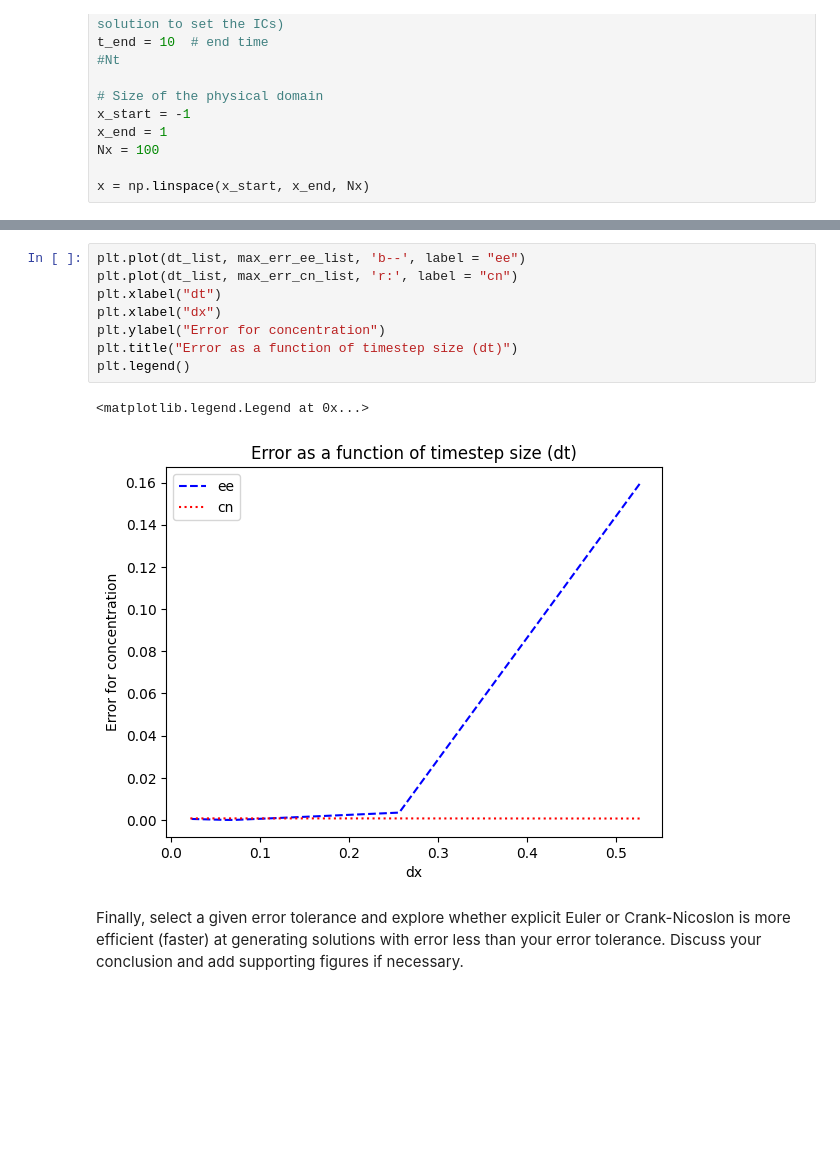
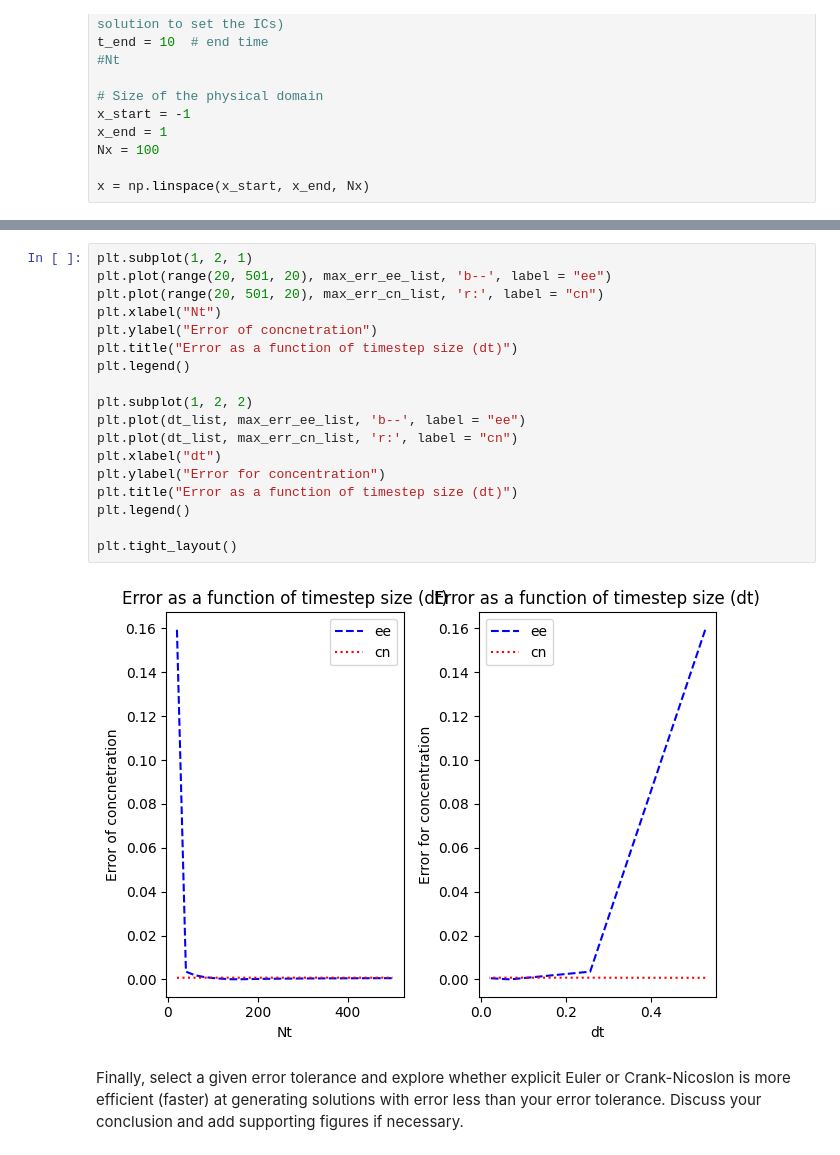
Before and after one commit to ananyaaa-j/QCES, a Jupyter notebook: Copy_of_Project1_numerical_methods.ipynb, the cells around one changed output, grey strips where cells are left out. Drawn from its saved outputs; the diff is of its cells as text; blank space fills up the shorter version.

```diff
--- a/Copy_of_Project1_numerical_methods.ipynb
+++ b/Copy_of_Project1_numerical_methods.ipynb
@@ -511,14 +486,23 @@ AttributeError: module 'matplotlib.pyplot' has no attribute 'ylabl'
 # %%
+plt.subplot(1, 2, 1)
+plt.plot(range(20, 501, 20), max_err_ee_list, 'b--', label = "ee")
+plt.plot(range(20, 501, 20), max_err_cn_list, 'r:', label = "cn")
+plt.xlabel("Nt")
+plt.ylabel("Error of concnetration")
+plt.title("Error as a function of timestep size (dt)")
+plt.legend()
+
+plt.subplot(1, 2, 2)
 plt.plot(dt_list, max_err_ee_list, 'b--', label = "ee")
 plt.plot(dt_list, max_err_cn_list, 'r:', label = "cn")
 plt.xlabel("dt")
-plt.xlabel("dx")
 plt.ylabel("Error for concentration")
 plt.title("Error as a function of timestep size (dt)")
 plt.legend()
+
+plt.tight_layout()
 # %% [output]
-<matplotlib.legend.Legend at 0x...>
-[figure, old version]
+[figure, new version]
 # %% [markdown]
 Finally, select a given error tolerance and explore whether explicit Euler or Crank-Nicoslon is more efficient (faster) at generating solutions with error less than your error tolerance. Discuss your conclusion and add supporting figures if necessary.
 # %% [markdown]
```
Also changed, not shown: parts of 12 cells of this notebook.
